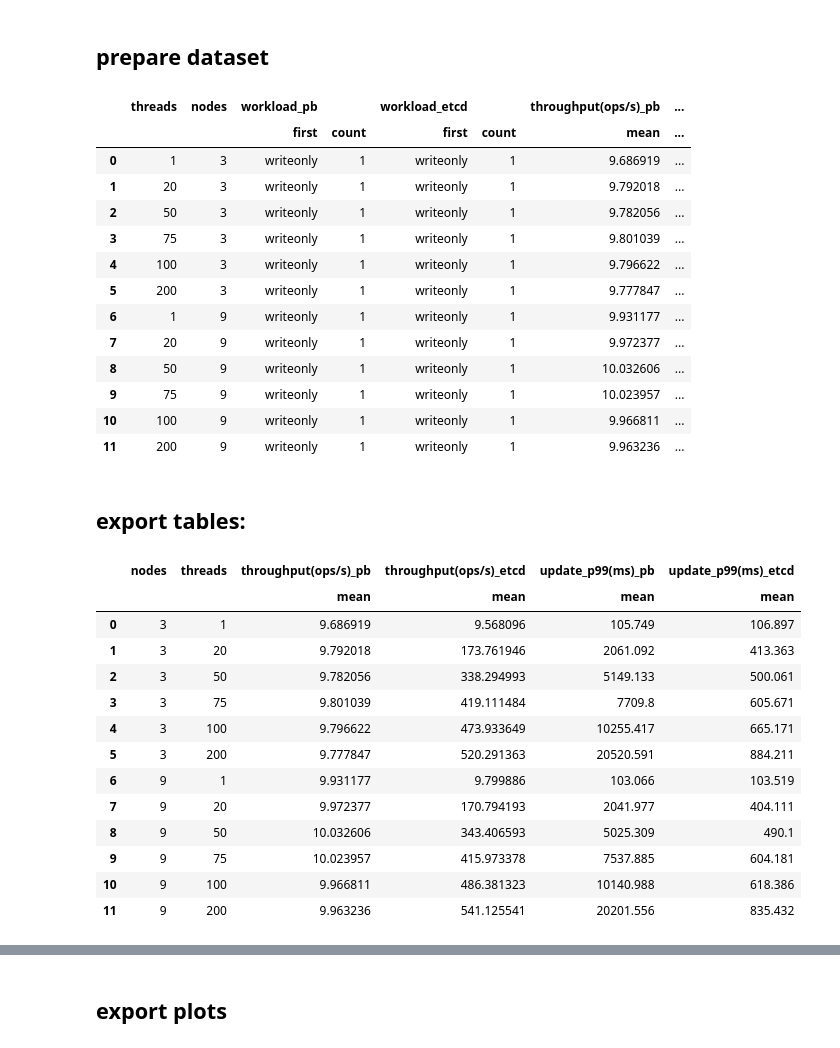
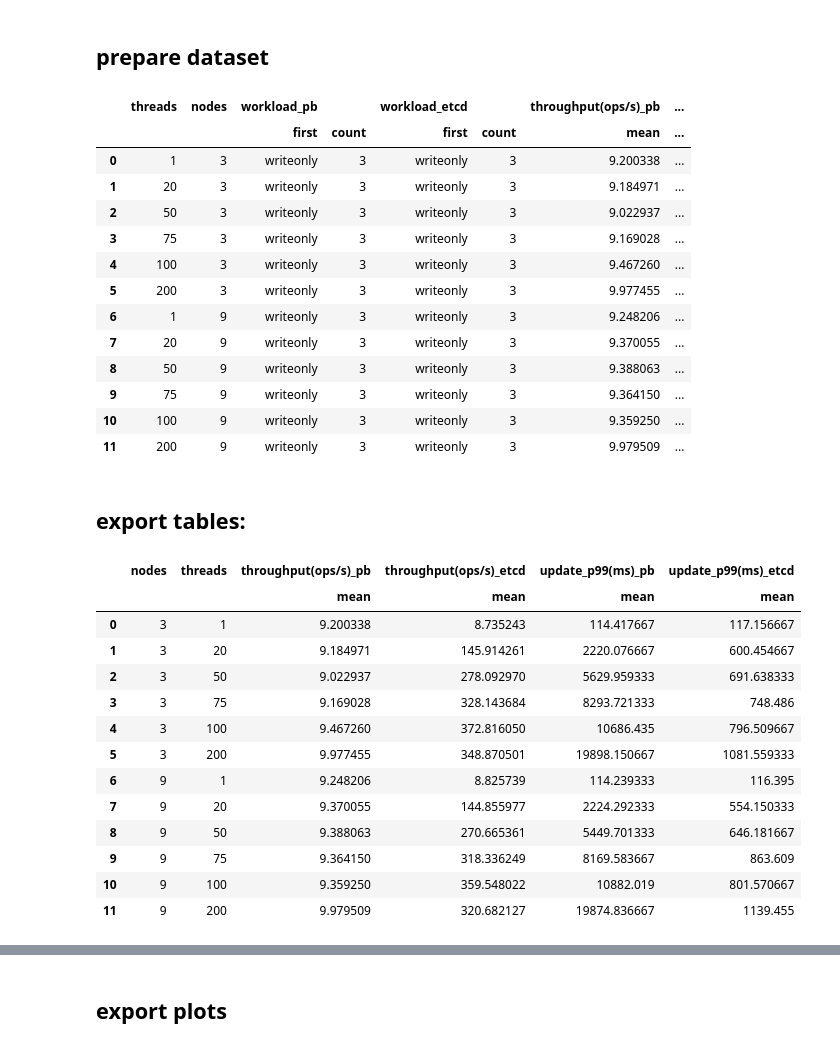
Before and after one commit to stg-tud/protocols-as-datatypes-artifact, a Jupyter notebook: analysis/Geo_Replicated.ipynb, the cells around one changed output, grey strips where cells are left out. Cells and saved outputs as stored; diff of their text form; code cells hidden in the pictures.

```diff
--- a/analysis/Geo_Replicated.ipynb
+++ b/analysis/Geo_Replicated.ipynb
@@ -258,29 +258,29 @@ def plot_dist_through(ylim = None):
 # %% [markdown]
 ## prepare dataset
 # %%
-filtered = df[(df['threads'].isin([1, 20, 50, 75, 100, 200])) & (df['workload'] == 'writeonly') & (df['geo_repl'] == True) & ((df['batchsize'] == '1') | (df['system'] == 'pb')) & ~(df['update_p99(ms)'].isna()) & (df['kill_leader'] == 'undefined')]
+filtered = df[(df['threads'].isin([1, 20, 50, 75, 100, 200])) & (df['workload'] == 'writeonly') & (df['geo_repl'] == True) & ~(df['update_p99(ms)'].isna()) & (df['kill_leader'] == 'undefined')]
 filtered = filtered.sort_values('time').groupby(['system', 'threads', 'nodes']).tail(3)
 aggregated = filtered.groupby(['system', 'threads', 'nodes']).agg({'throughput(ops/s)': 'mean', 'update_average(ms)': 'mean', 'update_p99(ms)': 'mean',  'update_p90(ms)': ['mean', 'var'], 'runtime(s)': 'mean', 'workload': ['first', 'count'], 'time': ['first', 'last']}).sort_values(['nodes', 'threads', 'system']).reset_index()
 #filtered[['system', 'threads', 'workload', 'throughput(ops/s)', 'update_p99(ms)', 'read_p99(ms)', 'time']]
 etcdframe = aggregated[aggregated['system'] == 'etcd']
 pbframe = aggregated[(aggregated['system'] == 'pb')]
 joined = pbframe.merge(etcdframe, on=['threads', 'nodes'], suffixes=['_pb', '_etcd'])
 joined[['threads', 'nodes','workload_pb', 'workload_etcd', 'throughput(ops/s)_pb', 'throughput(ops/s)_etcd', 'update_p99(ms)_pb', 'update_p99(ms)_etcd', 'time_pb', 'time_etcd']]
 # %% [output]
 |  | threads | nodes | workload_pb |  | workload_etcd |  | throughput(ops/s)_pb | ... |
 |  |  |  | first | count | first | count | mean | ... |
-| 0 | 1 | 3 | writeonly | 1 | writeonly | 1 | 9.686919 | ... |
-| 1 | 20 | 3 | writeonly | 1 | writeonly | 1 | 9.792018 | ... |
-| 2 | 50 | 3 | writeonly | 1 | writeonly | 1 | 9.782056 | ... |
-| 3 | 75 | 3 | writeonly | 1 | writeonly | 1 | 9.801039 | ... |
-| 4 | 100 | 3 | writeonly | 1 | writeonly | 1 | 9.796622 | ... |
-| 5 | 200 | 3 | writeonly | 1 | writeonly | 1 | 9.777847 | ... |
-| 6 | 1 | 9 | writeonly | 1 | writeonly | 1 | 9.931177 | ... |
-| 7 | 20 | 9 | writeonly | 1 | writeonly | 1 | 9.972377 | ... |
-| 8 | 50 | 9 | writeonly | 1 | writeonly | 1 | 10.032606 | ... |
-| 9 | 75 | 9 | writeonly | 1 | writeonly | 1 | 10.023957 | ... |
-| 10 | 100 | 9 | writeonly | 1 | writeonly | 1 | 9.966811 | ... |
-| 11 | 200 | 9 | writeonly | 1 | writeonly | 1 | 9.963236 | ... |
+| 0 | 1 | 3 | writeonly | 3 | writeonly | 3 | 9.200338 | ... |
+| 1 | 20 | 3 | writeonly | 3 | writeonly | 3 | 9.184971 | ... |
+| 2 | 50 | 3 | writeonly | 3 | writeonly | 3 | 9.022937 | ... |
+| 3 | 75 | 3 | writeonly | 3 | writeonly | 3 | 9.169028 | ... |
+| 4 | 100 | 3 | writeonly | 3 | writeonly | 3 | 9.467260 | ... |
+| 5 | 200 | 3 | writeonly | 3 | writeonly | 3 | 9.977455 | ... |
+| 6 | 1 | 9 | writeonly | 3 | writeonly | 3 | 9.248206 | ... |
+| 7 | 20 | 9 | writeonly | 3 | writeonly | 3 | 9.370055 | ... |
+| 8 | 50 | 9 | writeonly | 3 | writeonly | 3 | 9.388063 | ... |
+| 9 | 75 | 9 | writeonly | 3 | writeonly | 3 | 9.364150 | ... |
+| 10 | 100 | 9 | writeonly | 3 | writeonly | 3 | 9.359250 | ... |
+| 11 | 200 | 9 | writeonly | 3 | writeonly | 3 | 9.979509 | ... |
 # %% [markdown]
 ## export tables:
 # %%
@@ -289,18 +289,18 @@ geo_repl
 # %% [output]
 |  | nodes | threads | throughput(ops/s)_pb | throughput(ops/s)_etcd | update_p99(ms)_pb | update_p99(ms)_etcd |
 |  |  |  | mean | mean | mean | mean |
-| 0 | 3 | 1 | 9.686919 | 9.568096 | 105.749 | 106.897 |
-| 1 | 3 | 20 | 9.792018 | 173.761946 | 2061.092 | 413.363 |
-| 2 | 3 | 50 | 9.782056 | 338.294993 | 5149.133 | 500.061 |
-| 3 | 3 | 75 | 9.801039 | 419.111484 | 7709.8 | 605.671 |
-| 4 | 3 | 100 | 9.796622 | 473.933649 | 10255.417 | 665.171 |
-| 5 | 3 | 200 | 9.777847 | 520.291363 | 20520.591 | 884.211 |
-| 6 | 9 | 1 | 9.931177 | 9.799886 | 103.066 | 103.519 |
-| 7 | 9 | 20 | 9.972377 | 170.794193 | 2041.977 | 404.111 |
-| 8 | 9 | 50 | 10.032606 | 343.406593 | 5025.309 | 490.1 |
-| 9 | 9 | 75 | 10.023957 | 415.973378 | 7537.885 | 604.181 |
-| 10 | 9 | 100 | 9.966811 | 486.381323 | 10140.988 | 618.386 |
-| 11 | 9 | 200 | 9.963236 | 541.125541 | 20201.556 | 835.432 |
+| 0 | 3 | 1 | 9.200338 | 8.735243 | 114.417667 | 117.156667 |
+| 1 | 3 | 20 | 9.184971 | 145.914261 | 2220.076667 | 600.454667 |
+| 2 | 3 | 50 | 9.022937 | 278.092970 | 5629.959333 | 691.638333 |
+| 3 | 3 | 75 | 9.169028 | 328.143684 | 8293.721333 | 748.486 |
+| 4 | 3 | 100 | 9.467260 | 372.816050 | 10686.435 | 796.509667 |
+| 5 | 3 | 200 | 9.977455 | 348.870501 | 19898.150667 | 1081.559333 |
+| 6 | 9 | 1 | 9.248206 | 8.825739 | 114.239333 | 116.395 |
+| 7 | 9 | 20 | 9.370055 | 144.855977 | 2224.292333 | 554.150333 |
+| 8 | 9 | 50 | 9.388063 | 270.665361 | 5449.701333 | 646.181667 |
+| 9 | 9 | 75 | 9.364150 | 318.336249 | 8169.583667 | 863.609 |
+| 10 | 9 | 100 | 9.359250 | 359.548022 | 10882.019 | 801.570667 |
+| 11 | 9 | 200 | 9.979509 | 320.682127 | 19874.836667 | 1139.455 |
 # %%
 print(geo_repl.to_latex(index=False, float_format="%.2f"))
 # %% [output]
```
Also changed, not shown: parts of 4 cells of this notebook.
